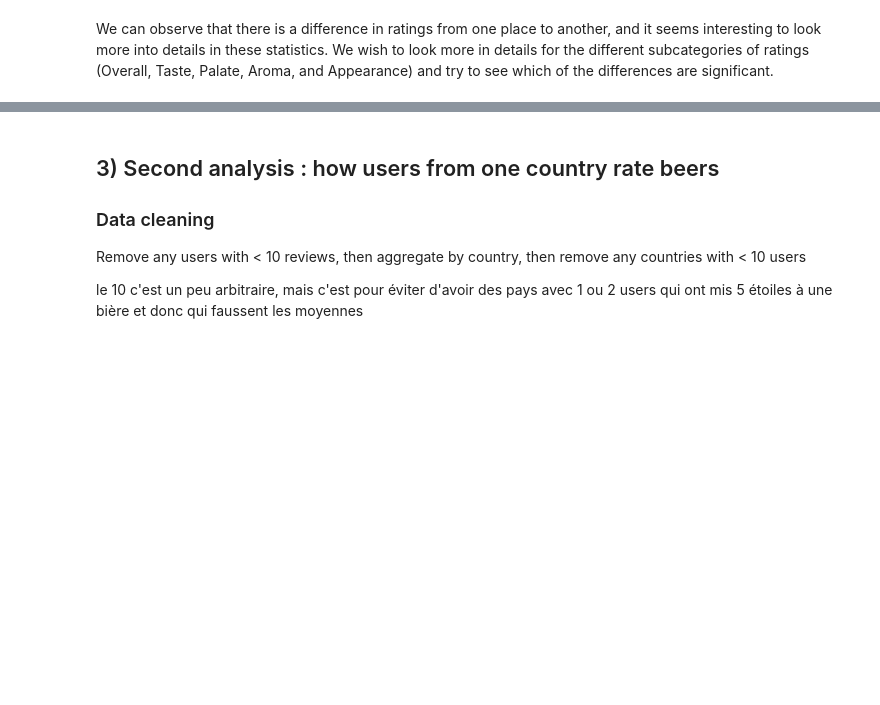
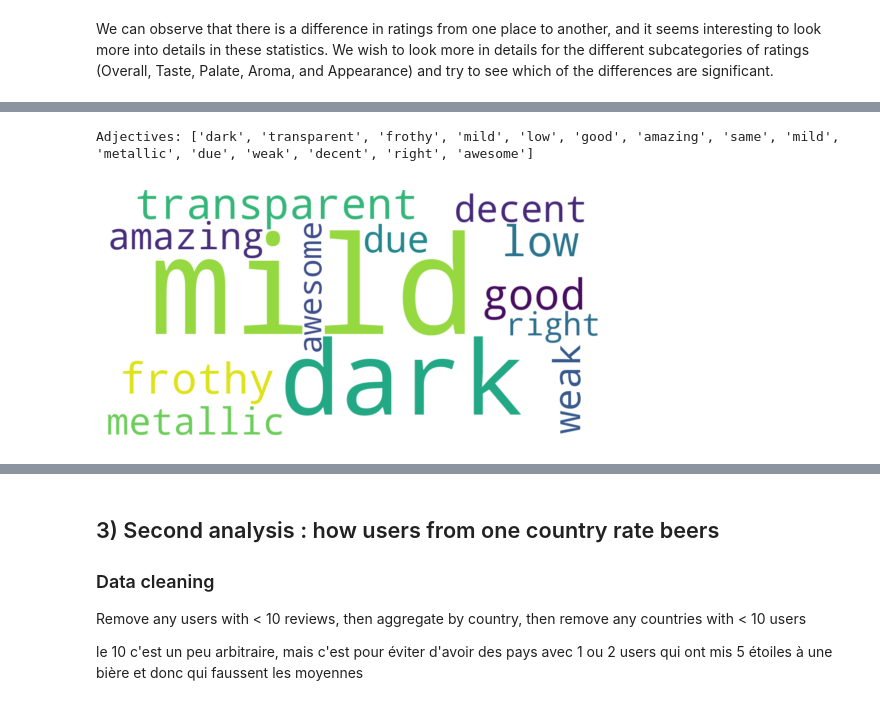
Before and after one commit to epfl-ada/ada-2023-project-riskybiscuits, a Jupyter notebook: main.ipynb, the cells around one changed output, grey strips where cells are left out. Drawn from its saved outputs; the diff is of its cells as text; code cells hidden in the pictures; blank space fills up the shorter version.

Commit message:
Climate and world cloud analises

```diff
--- a/main.ipynb
+++ b/main.ipynb
@@ -387,0 +459,14 @@ pip install wordcloud
+# %%
+import spacy
+import textwrap
+import wordcloud
+
+#load nlp model from spacy
+nlp = spacy.load("en_core_web_sm")
+# %%
+#select first review
+text = country_text_rev['text'].iloc[0]
+
+#print first review neatly
+wrapped_text = textwrap.fill(text, width=135)
+print('First textual review: ', wrapped_text, sep='\n')
@@ -387,0 +480,20 @@ pip install wordcloud
+# %%
+#find the adjetives in the review
+doc = nlp(text)
+adjectives = [token.lemma_ for token in doc if token.pos_ == "ADJ"]
+print("Adjectives:", adjectives)
+# %% [output]
+Adjectives: ['dark', 'transparent', 'frothy', 'mild', 'low', 'good', 'amazing', 'same', 'mild', 'metallic', 'due', 'weak', 'decent', 'right', 'awesome']
+# %%
+# Combine the strings into one text
+text_combined = ' '.join(adjectives)
+
+# Create and generate a word cloud image:
+wordcloud = wordcloud.WordCloud(width = 1000, height = 500, background_color = 'white').generate(text_combined)
+
+# Display the generated image:
+plt.imshow(wordcloud, interpolation='bilinear')
+plt.axis("off")
+plt.show()
+# %% [output]
+[figure, added]
```
Also changed, not shown: parts of 21 cells of this notebook, 2 other files.
